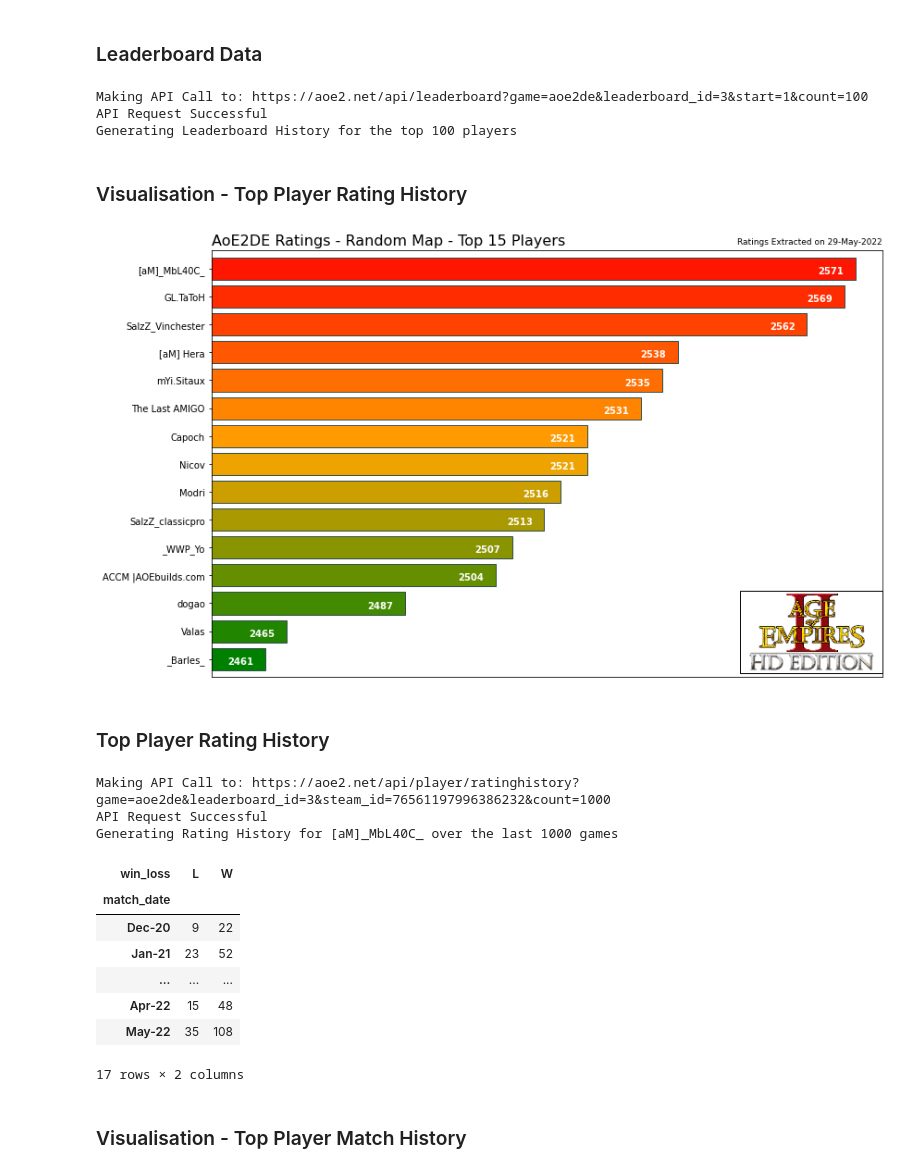
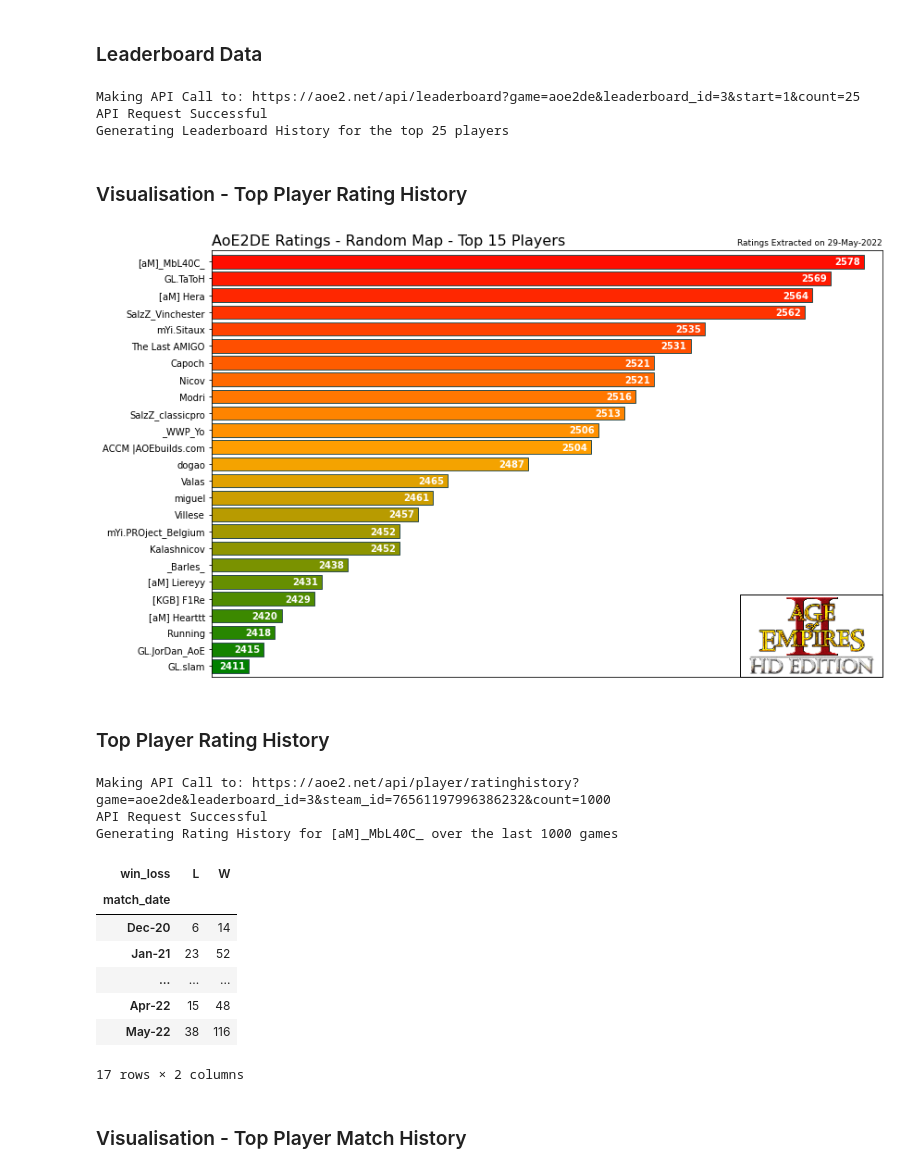
Before and after one commit to Filpill/AoE2Data, a Jupyter notebook: AoE2_APIData.ipynb, the cells around one changed output. Drawn from its saved outputs; the diff is of its cells as text; code cells hidden in the pictures.

```diff
--- a/AoE2_APIData.ipynb
+++ b/AoE2_APIData.ipynb
@@ -86,7 +89,7 @@ Generating Keys For Civilisation String Data
 #Requesting Age of Empires 2 Leaderboard Data
 data='leaderboard'
 leaderboard_id = 3 #3 = Random Map Leaderboard
-count = 100         #Extracting this many entries from table
+count = 25         #Extracting this many entries from table
 count_leader_xlsx = count       #(for xlsxwriter title)
 requestAddr = f'https://aoe2.net/api/{data}?game=aoe2de&leaderboard_id={leaderboard_id}&start=1&count={count}'
 dict = api2df(requestAddr)
@@ -97,10 +100,10 @@ print(f'Generating Leaderboard History for the top {count} players')
 dict = df.loc['leaderboard',0]
 leaderboard = pd.DataFrame.from_dict(dict)
 
-#Taking the Intersection of Column Headers and grabbing top 15 players
+#Taking the Intersection of Column Headers and grabbing top n players
 rating_top = leaderboard[leaderboard.columns.intersection(['steam_id','name','rating','country','games','wins','losses'])]
 rating_top_xlsx = rating_top.copy()       #Preserving Table for xlsxwriter output
-rating_top = rating_top.head(15)
+rating_top = rating_top.head(count)
 rating_top = rating_top.iloc[::-1] #Flipping table upside down for purposes of plot data order
 
 #Taking top and bottom ratings to form limits of graph axis
@@ -109,9 +112,9 @@ rat_top_llim = rating_top.iat[rating_top.shape[0]-1,rating_top.columns.get_loc('
 # rating_top
 # leaderboard
 # %% [output]
-Making API Call to: https://aoe2.net/api/leaderboard?game=aoe2de&leaderboard_id=3&start=1&count=100
+Making API Call to: https://aoe2.net/api/leaderboard?game=aoe2de&leaderboard_id=3&start=1&count=25
 API Request Successful
-Generating Leaderboard History for the top 100 players
+Generating Leaderboard History for the top 25 players
 # %% [markdown]
 ### Visualisation - Top Player Rating History
 # %%
@@ -130,7 +133,7 @@ rhs_axis_lim = rat_top_llim + 5
 fig, ax = plt.subplots(figsize=(12,7))
 ax = rating_top.plot('name','rating',kind='barh',ax=ax,width=0.8,color=color,edgecolor='darkslategrey')
 ax.set_title(f'AoE2DE Ratings - Random Map - Top 15 Players',loc='left',fontsize=16)
-plt.text(rhs_axis_lim,14.9,f'Ratings Extracted on {date_today_str}',fontsize =9,horizontalalignment='right')
+plt.text(rhs_axis_lim,count,f'Ratings Extracted on {date_today_str}',fontsize =9,horizontalalignment='right')
 
 #Inserting AoE2 Logo on Existing Chart
 filename = 'AoE2Logo.png'
@@ -141,40 +144,40 @@ image = Image.open(filepath) #Reading Image Data
 im_zoom = 0.15
 imagebox = OffsetImage(image,zoom=im_zoom)
 aoe2Logo = AnnotationBbox(imagebox
-                        ,[rhs_axis_lim,0],xybox=(-width*im_zoom,height*im_zoom/1.21)
+                        ,[rhs_axis_lim,0],xybox=(-width*im_zoom,height*im_zoom/1.15)
                         , boxcoords='offset points', box_alignment=(0,1)
                         ,pad=0
                         )
 ax.add_artist(aoe2Logo)
 
 #Adjusting Plot Parameters
 ax.get_legend().remove()
 ax.set_ylabel('')
 plt.xlim(lhs_axis_lim,rhs_axis_lim)
 plt.xticks([])
 plt.subplots_adjust(left=0.25) #adjusting plot to prevent y-tick cutoff
 plt.tight_layout()
 
 #----Data Labels-----
 text_offset = 0.175 #Text Offset Distance
 for i in range(rating_top.shape[0]):
     rating_value = rating_top.iat[i,rating_top.columns.get_loc('rating')]
-    rating_pos = rating_value - 6.1
+    rating_pos = rating_value - 8
     if rating_value != 0:
         rating_value = int(rating_value)
         rating_pos = int(rating_pos)
         ax.text(rating_pos,i-text_offset,rating_value,fontsize=10,color='white',weight='bold')
 #----Data Labels-----
 
 #Saving Chart
 fig_name = 'top15Players_leadboard.png'
 folderpath = 'root'
 fig_top15leadboard = pathing(folderpath,fig_name)
 plt.savefig(fig_top15leadboard,dpi=100)
 
 #-------------------------------------------------------------------------------------------------------------------------------------
 # %% [output]
-[figure, old version]
+[figure, new version]
 # %% [markdown]
 ### Top Player Rating History
 # %%
@@ -234,11 +237,11 @@ API Request Successful
 Generating Rating History for [aM]_MbL40C_ over the last 1000 games
 | win_loss | L | W |
 | match_date |  |  |
-| Dec-20 | 9 | 22 |
+| Dec-20 | 6 | 14 |
 | Jan-21 | 23 | 52 |
 | ... | ... | ... |
 | Apr-22 | 15 | 48 |
-| May-22 | 35 | 108 |
+| May-22 | 38 | 116 |
 17 rows × 2 columns
 # %% [markdown]
 ### Visualisation - Top Player Match History
```
Also changed, not shown: parts of 16 cells of this notebook, 5 other files.
